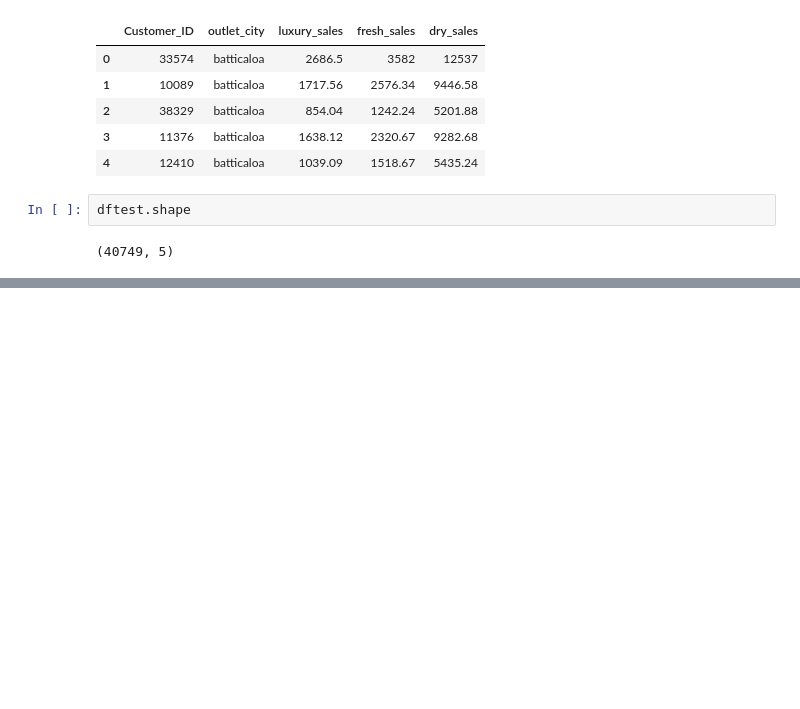
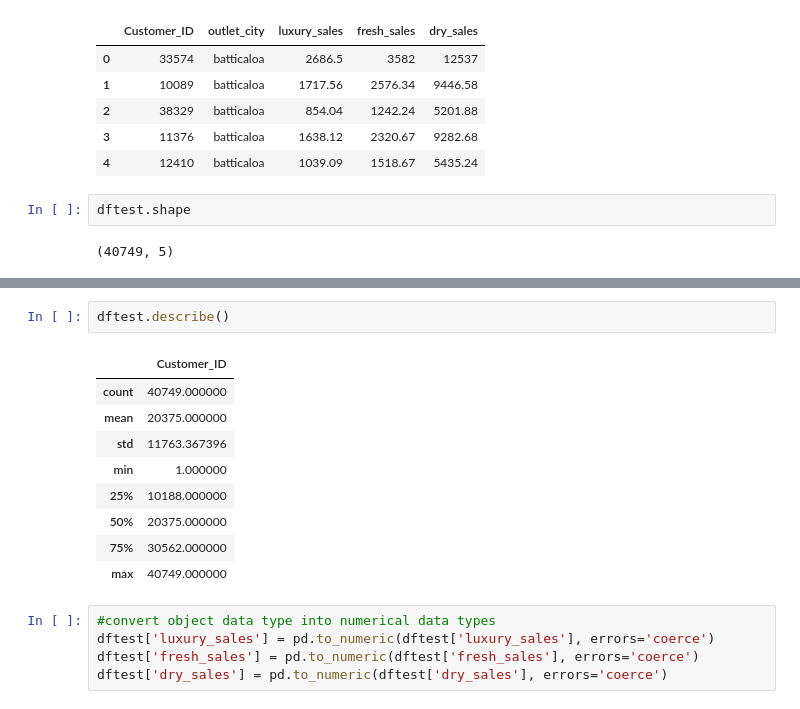
Before and after one commit to team-statstorm/dsplc2025, a Jupyter notebook: dsplc_1.ipynb, the cells around one changed output, grey strips where cells are left out. Drawn from its saved outputs; the diff is of its cells as text; blank space fills up the shorter version.

```diff
--- a/dsplc_1.ipynb
+++ b/dsplc_1.ipynb
@@ -772,0 +790,17 @@ dftest.shape
+# %%
+dftest.describe()
+# %% [output]
+|  | Customer_ID |
+| count | 40749.000000 |
+| mean | 20375.000000 |
+| std | 11763.367396 |
+| min | 1.000000 |
+| 25% | 10188.000000 |
+| 50% | 20375.000000 |
+| 75% | 30562.000000 |
+| max | 40749.000000 |
+# %%
+#convert object data type into numerical data types
+dftest['luxury_sales'] = pd.to_numeric(dftest['luxury_sales'], errors='coerce')
+dftest['fresh_sales'] = pd.to_numeric(dftest['fresh_sales'], errors='coerce')
+dftest['dry_sales'] = pd.to_numeric(dftest['dry_sales'], errors='coerce')
```
Also changed, not shown: parts of 4 cells of this notebook.
